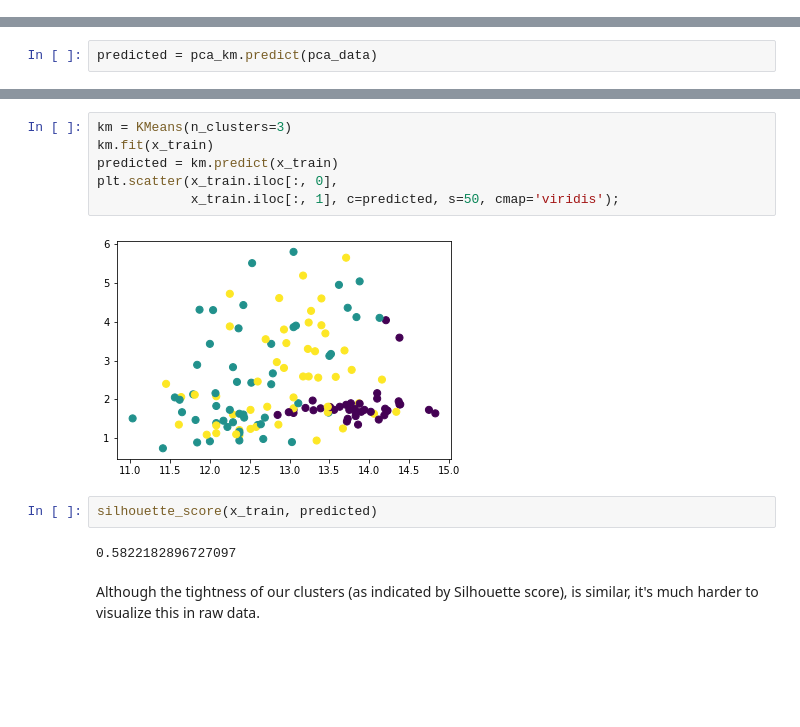
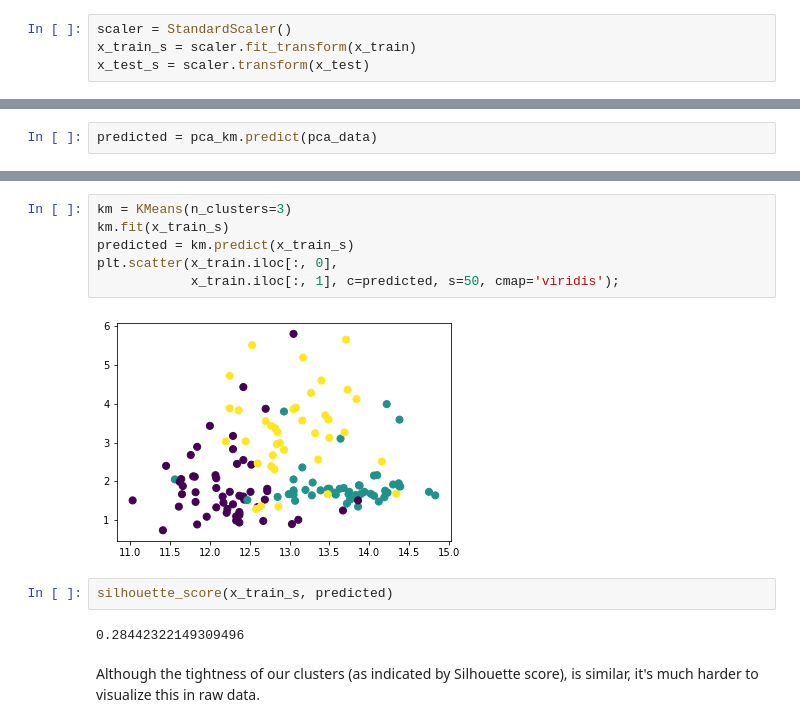
Before and after one commit to learn-co-students/london-ds-010620, a Jupyter notebook: mod_7/pca_cluster_winedata.ipynb, the cells around one changed output, grey strips where cells are left out. Saved outputs shown, nothing was run; the diff lists cells and outputs as text; blank space fills up the shorter version.

```diff
--- a/mod_7/pca_cluster_winedata.ipynb
+++ b/mod_7/pca_cluster_winedata.ipynb
@@ -85,6 +86,10 @@ dtype: int64
 x_train, x_test, y_train, y_test = train_test_split(X, y, test_size=.2)
 # %% [markdown]
 We plot the correlation matrix, our rudimentary check for multicollinearity. At this stage we can justify using PCA.
+# %%
+scaler = StandardScaler()
+x_train_s = scaler.fit_transform(x_train)
+x_test_s = scaler.transform(x_test)
 # %%
 
 plt.figure(figsize=(10,10))
@@ -177,15 +182,15 @@ silhouette_score(pca_data, predicted)
 # %%
 km = KMeans(n_clusters=3)
-km.fit(x_train)
-predicted = km.predict(x_train)
+km.fit(x_train_s)
+predicted = km.predict(x_train_s)
 plt.scatter(x_train.iloc[:, 0],
             x_train.iloc[:, 1], c=predicted, s=50, cmap='viridis');
 # %% [output]
-[figure, old version]
+[figure, new version]
 # %%
-silhouette_score(x_train, predicted)
+silhouette_score(x_train_s, predicted)
 # %% [output]
-0.5822182896727097
+0.28442322149309496
 # %% [markdown]
 Although the tightness of our clusters (as indicated by Silhouette score), is similar, it's much harder to visualize this in raw data.
 # %%
```
Also changed, not shown: parts of 12 cells of this notebook, 1 other file.
